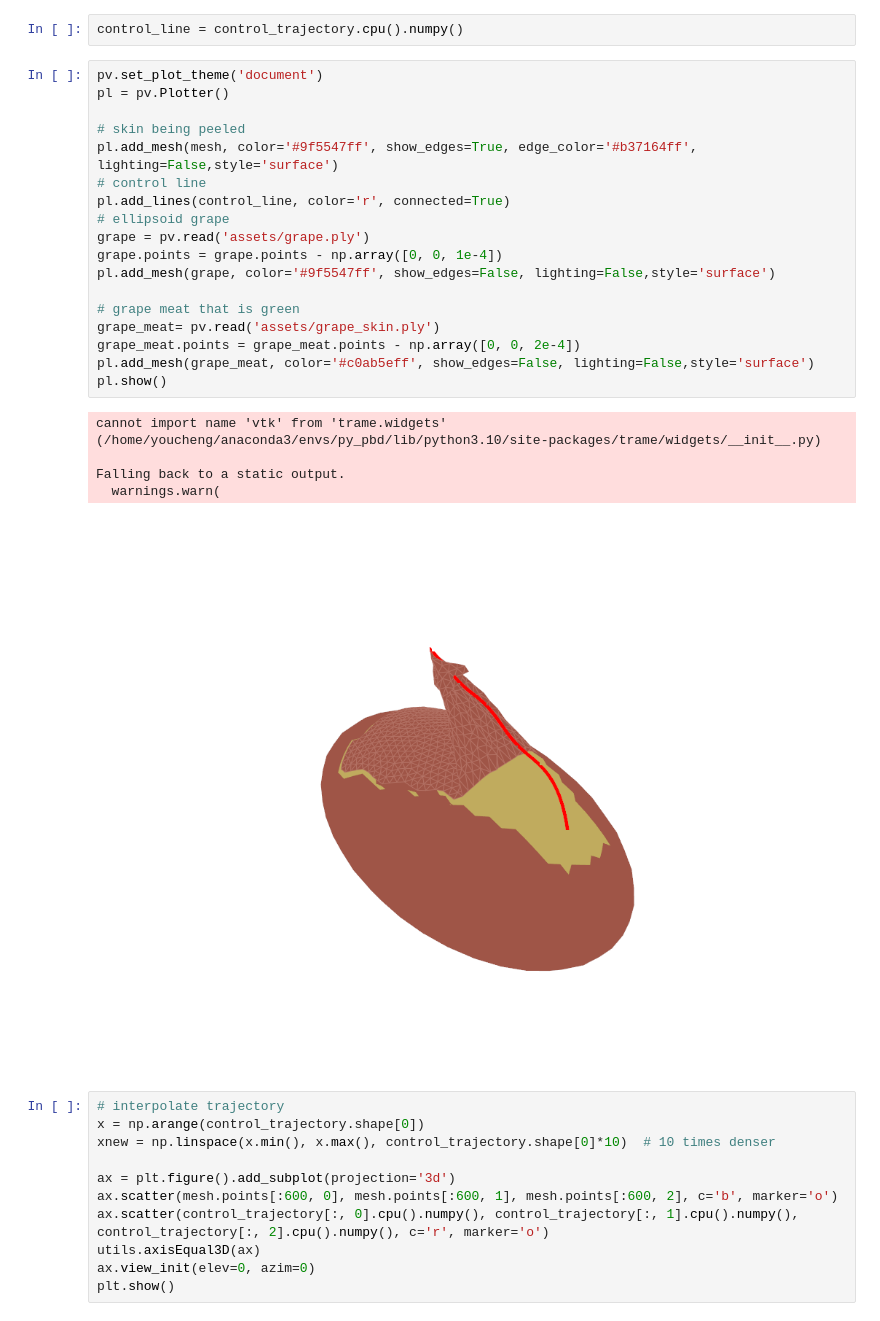
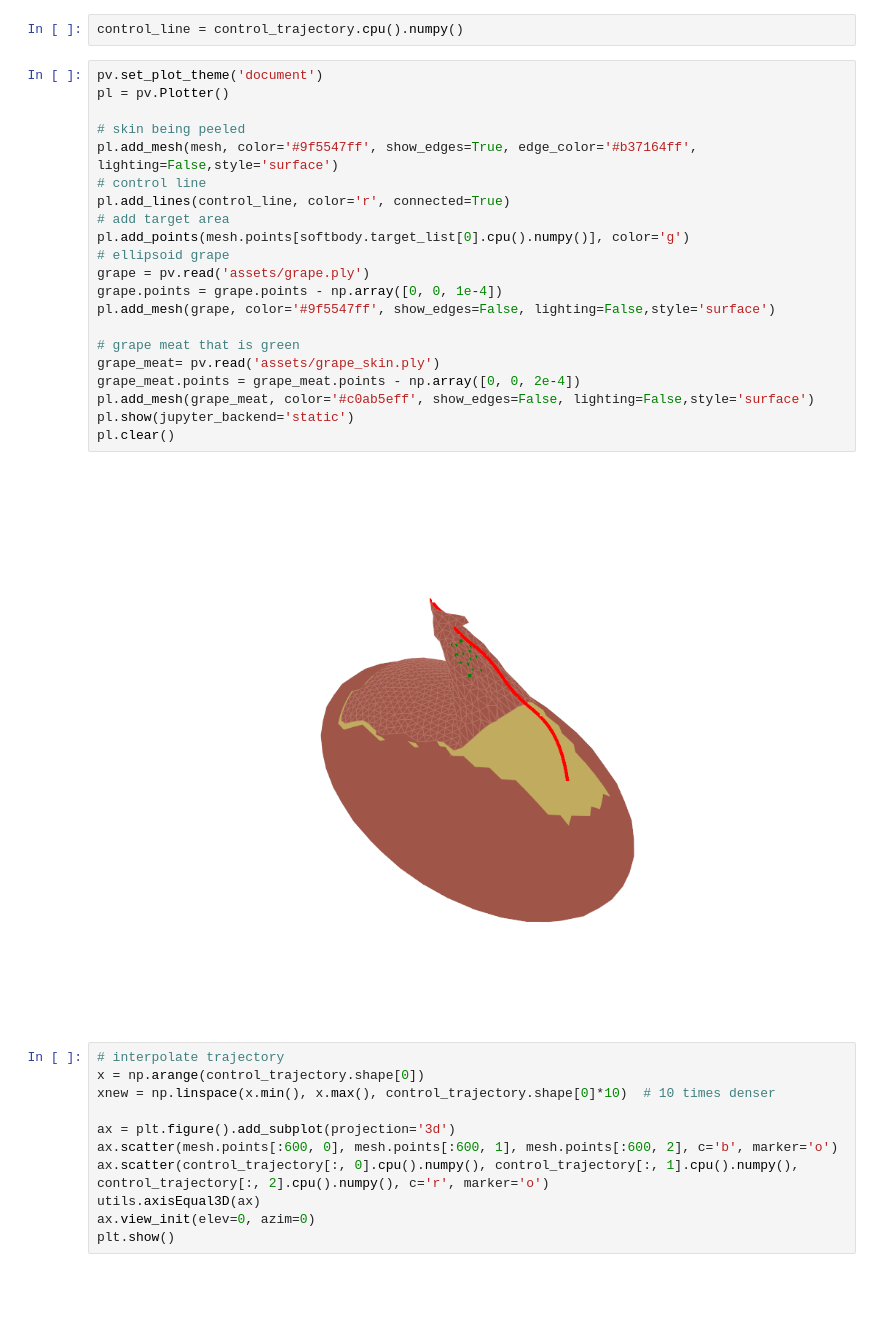
Before and after one commit to ZYCRC/Simulation-learing, a Jupyter notebook: PBD_peel/position_based_optimization_spline_multipoint.ipynb, the cells around one changed output. Drawn from its saved outputs; the diff is of its cells as text; blank space fills up the shorter version.

```diff
--- a/PBD_peel/position_based_optimization_spline_multipoint.ipynb
+++ b/PBD_peel/position_based_optimization_spline_multipoint.ipynb
@@ -125,27 +126,26 @@ control_line = control_trajectory.cpu().numpy()
 # %%
 pv.set_plot_theme('document')
 pl = pv.Plotter()
 
 # skin being peeled
 pl.add_mesh(mesh, color='#9f5547ff', show_edges=True, edge_color='#b37164ff',  lighting=False,style='surface')
 # control line
 pl.add_lines(control_line, color='r', connected=True)
+# add target area
+pl.add_points(mesh.points[softbody.target_list[0].cpu().numpy()], color='g')
 # ellipsoid grape
 grape = pv.read('assets/grape.ply')
 grape.points = grape.points - np.array([0, 0, 1e-4])
 pl.add_mesh(grape, color='#9f5547ff', show_edges=False, lighting=False,style='surface')
 
 # grape meat that is green
 grape_meat= pv.read('assets/grape_skin.ply')
 grape_meat.points = grape_meat.points - np.array([0, 0, 2e-4])
 pl.add_mesh(grape_meat, color='#c0ab5eff', show_edges=False, lighting=False,style='surface')
-pl.show()
+pl.show(jupyter_backend='static')
+pl.clear()
 # %% [output]
-cannot import name 'vtk' from 'trame.widgets' (/home/youcheng/anaconda3/envs/py_pbd/lib/python3.10/site-packages/trame/widgets/__init__.py)
-
-Falling back to a static output.
-  warnings.warn(
-[figure, old version]
+[figure, new version]
 # %%
 # interpolate trajectory
 x = np.arange(control_trajectory.shape[0])
```
Also changed, not shown: parts of 14 cells of this notebook, 1 other file.
